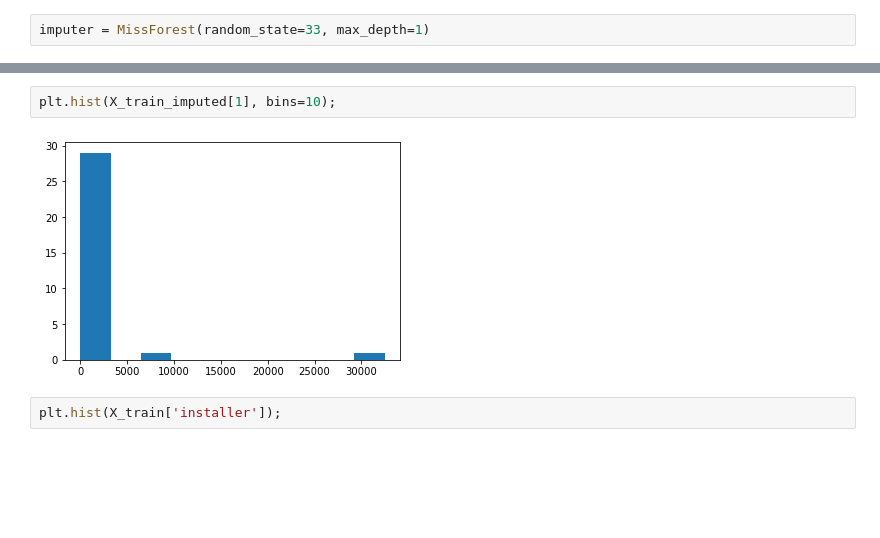
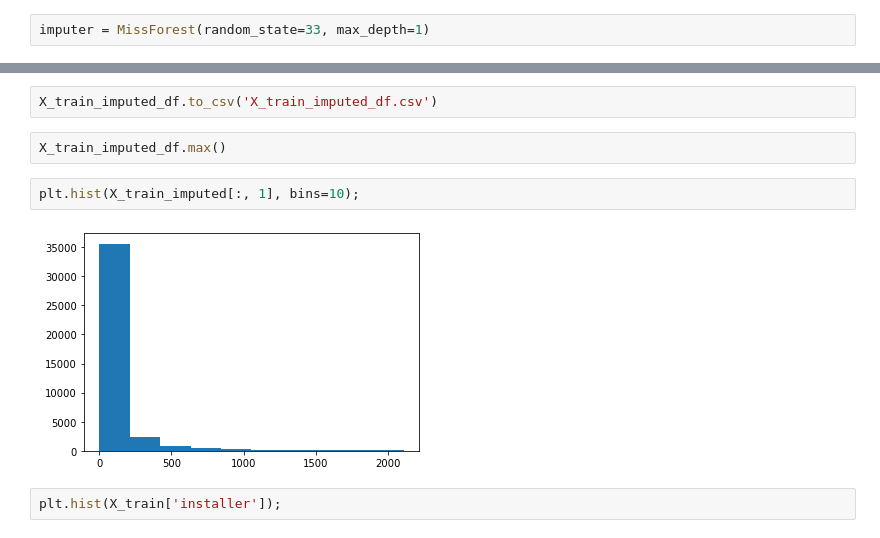
Before and after one commit to BobbyGerberick/Tanzanian_Water_Wells, a Jupyter notebook: Dev_Notebooks/ben_notebook.ipynb, the cells around one changed output, grey strips where cells are left out. Drawn from its saved outputs; the diff is of its cells as text; blank space fills up the shorter version.

Commit message:
saved imputed df in data folder and updated my notebook

```diff
--- a/Dev_Notebooks/ben_notebook.ipynb
+++ b/Dev_Notebooks/ben_notebook.ipynb
@@ -799,7 +815,11 @@ array([[ 1.60000000e+01,  1.59000000e+02,  2.70540000e+04, ...,
+# %%
+X_train_imputed_df.to_csv('X_train_imputed_df.csv')
+# %%
+X_train_imputed_df.max()
 # %%
-plt.hist(X_train_imputed[1], bins=10);
+plt.hist(X_train_imputed[:, 1], bins=10);
 # %% [output]
-[figure, old version]
+[figure, new version]
 # %%
 plt.hist(X_train['installer']);
 # %% [output]
```
Also changed, not shown: parts of 7 cells of this notebook, 1 other file.
